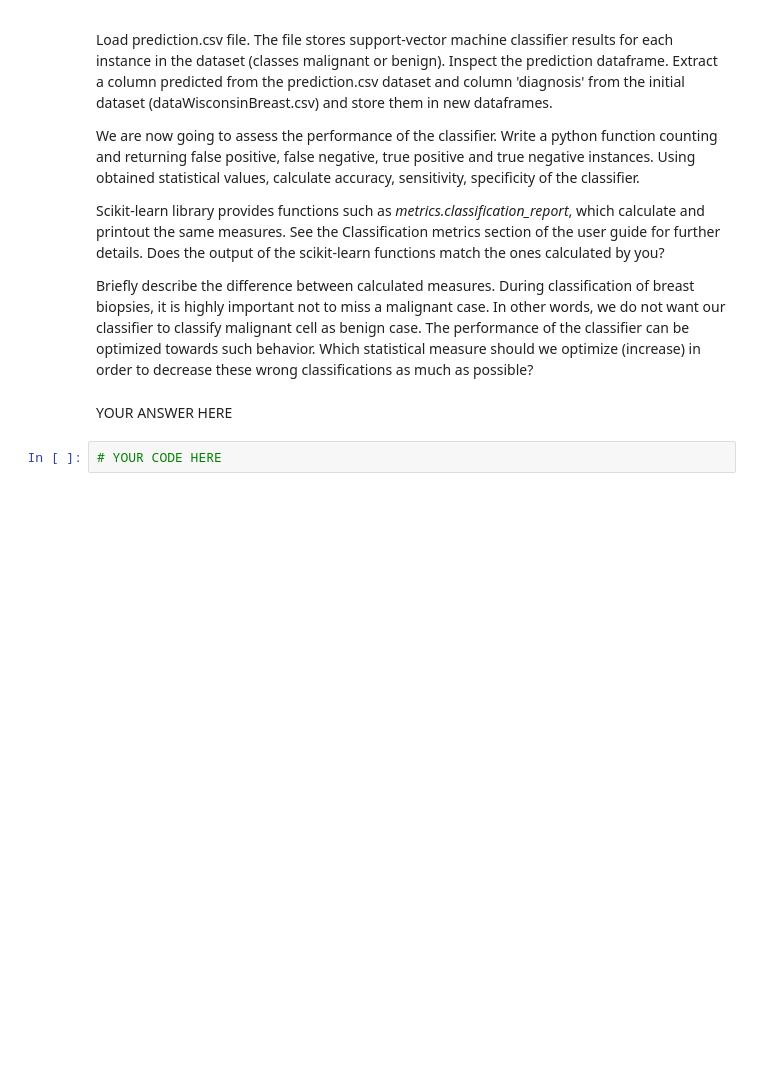
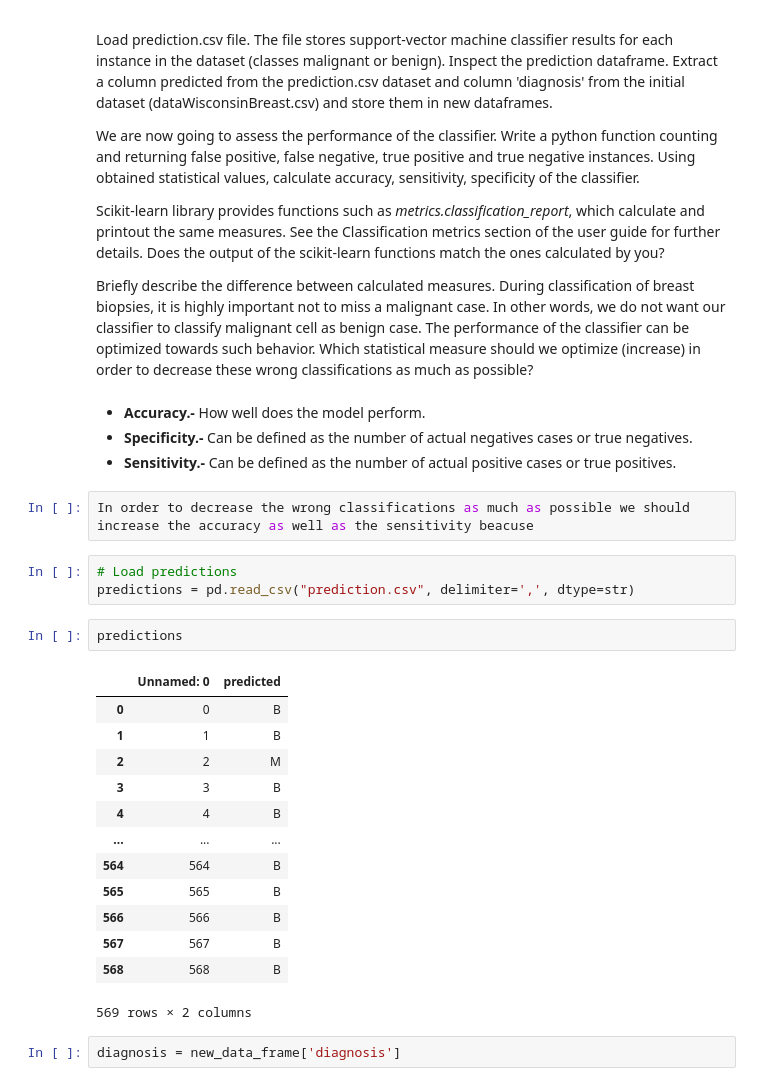
Before and after one commit to nik1168/clinical-decision-support-systems-exercises, a Jupyter notebook: WPO1/WPO1-Student.ipynb, the cells around one changed output. Saved outputs shown, nothing was run; the diff lists cells and outputs as text; blank space fills up the shorter version.

```diff
--- a/WPO1/WPO1-Student.ipynb
+++ b/WPO1/WPO1-Student.ipynb
@@ -690,7 +690,30 @@ Scikit-learn library provides functions such as *metrics.classification_report*,
 
 Briefly describe the difference between calculated measures.
 During classification of breast biopsies, it is highly important not to miss a malignant case. In other words, we do not want our classifier to classify malignant cell as benign case. The performance of the classifier can be optimized towards such behavior. Which statistical measure should we optimize (increase) in order to decrease these wrong classifications as much as possible?
-# %% [markdown]
-YOUR ANSWER HERE
-# %%
-# YOUR CODE HERE
+# %% [markdown]
+- <b>Accuracy.- </b> How well does the model perform.
+- <b>Specificity.- </b> Can be defined as the number of actual negatives cases or true negatives.
+- <b>Sensitivity.- </b> Can be defined as the number of actual positive cases or true positives.
+# %%
+In order to decrease the wrong classifications as much as possible we should increase the accuracy as well as the sensitivity beacuse
+# %%
+# Load predictions
+predictions = pd.read_csv("prediction.csv", delimiter=',', dtype=str)
+# %%
+predictions
+# %% [output]
+|  | Unnamed: 0 | predicted |
+| 0 | 0 | B |
+| 1 | 1 | B |
+| 2 | 2 | M |
+| 3 | 3 | B |
+| 4 | 4 | B |
+| ... | ... | ... |
+| 564 | 564 | B |
+| 565 | 565 | B |
+| 566 | 566 | B |
+| 567 | 567 | B |
+| 568 | 568 | B |
+569 rows × 2 columns
+# %%
+diagnosis = new_data_frame['diagnosis']
```
Also changed, not shown: parts of 22 cells of this notebook.
